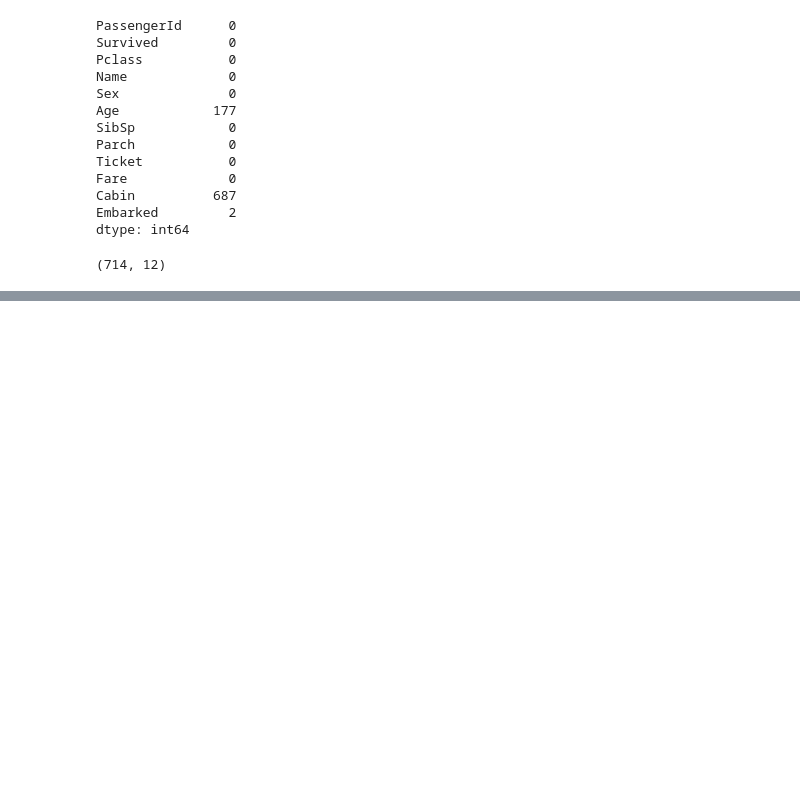
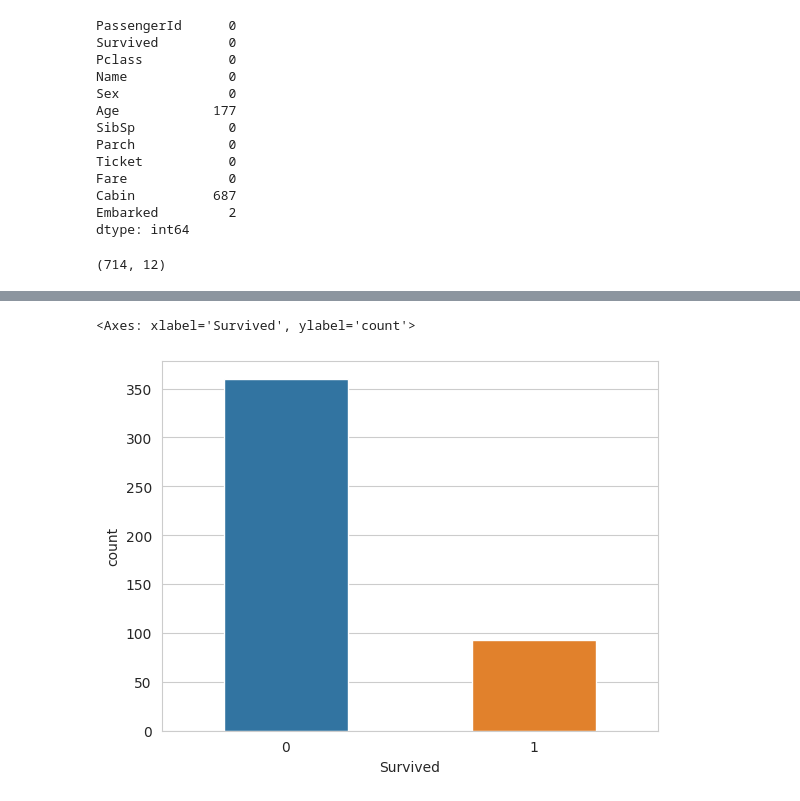
Before and after one commit to swagataroy21/Titanic_ML_tatasteel, a Jupyter notebook: Welcome_To_Colaboratory.ipynb, the cells around one changed output, grey strips where cells are left out. Cells and saved outputs as stored; diff of their text form; code cells hidden in the pictures; blank space fills up the shorter version.

```diff
--- a/Welcome_To_Colaboratory.ipynb
+++ b/Welcome_To_Colaboratory.ipynb
@@ -111,0 +135,5 @@ print(df[df['Fare']==0].shape[0])
+# %%
+rslt_df1 = df.loc[df['Sex'] == 'male']
+rslt_df1.head()
+rslt_df2 = df.loc[df['Sex'] == 'female']
+rslt_df2.head()
@@ -111,0 +147,5 @@ print(df[df['Fare']==0].shape[0])
+# %%
+sns.countplot(x='Survived',data=rslt_df1,width=0.5)
+# %% [output]
+<Axes: xlabel='Survived', ylabel='count'>
+[figure, added]
```
Also changed, not shown: parts of 14 cells of this notebook.
